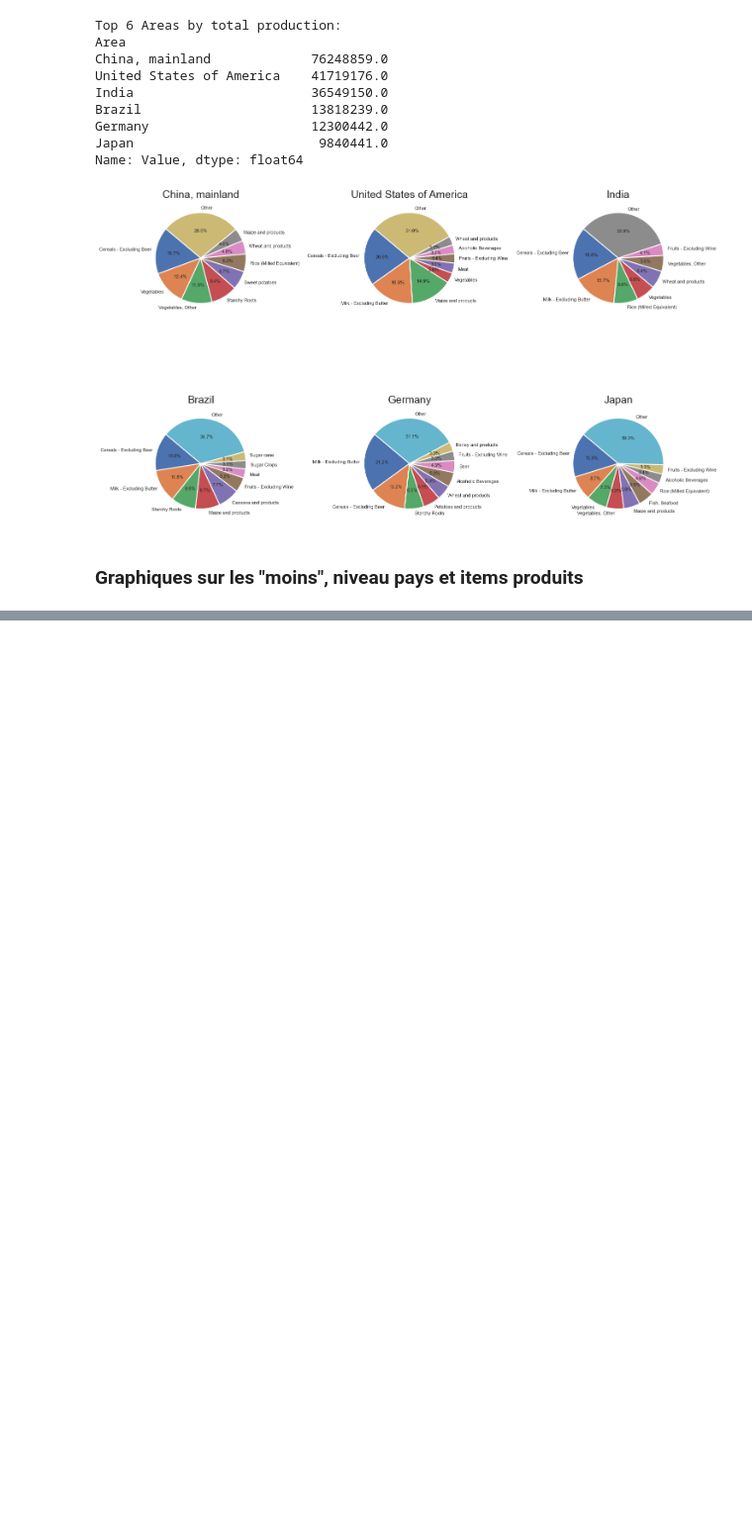
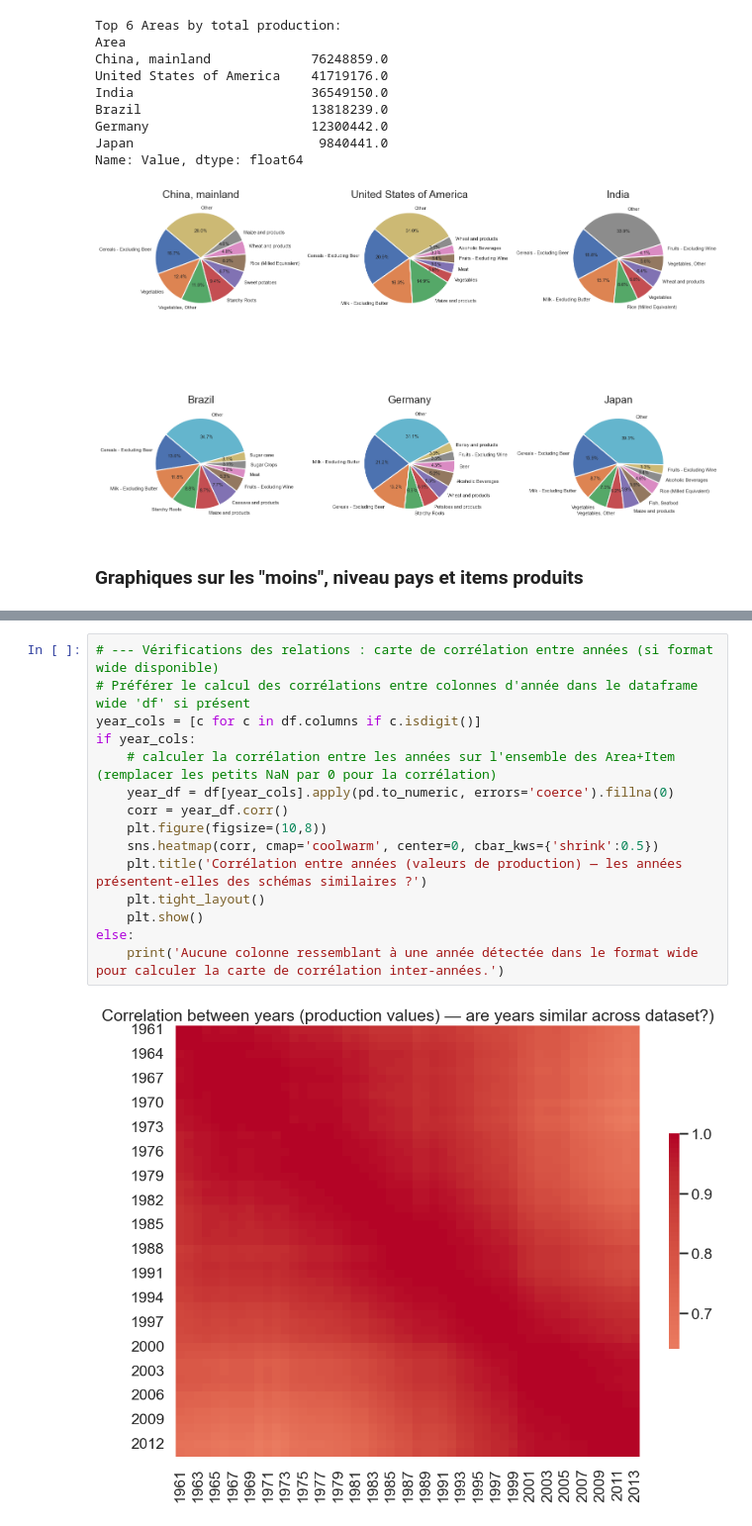
Before and after one commit to axel-achart/dazzle-dash, a Jupyter notebook: analyse_food.ipynb, the cells around one changed output, grey strips where cells are left out. Shown at 99% size. Saved outputs shown, nothing was run; the diff lists cells and outputs as text; blank space fills up the shorter version.

```diff
--- a/analyse_food.ipynb
+++ b/analyse_food.ipynb
@@ -472,0 +564,17 @@ Name: Value, dtype: float64
+# %%
+# --- Vérifications des relations : carte de corrélation entre années (si format wide disponible)
+# Préférer le calcul des corrélations entre colonnes d'année dans le dataframe wide 'df' si présent
+year_cols = [c for c in df.columns if c.isdigit()]
+if year_cols:
+    # calculer la corrélation entre les années sur l'ensemble des Area+Item (remplacer les petits NaN par 0 pour la corrélation)
+    year_df = df[year_cols].apply(pd.to_numeric, errors='coerce').fillna(0)
+    corr = year_df.corr()
+    plt.figure(figsize=(10,8))
+    sns.heatmap(corr, cmap='coolwarm', center=0, cbar_kws={'shrink':0.5})
+    plt.title('Corrélation entre années (valeurs de production) — les années présentent-elles des schémas similaires ?')
+    plt.tight_layout()
+    plt.show()
+else:
+    print('Aucune colonne ressemblant à une année détectée dans le format wide pour calculer la carte de corrélation inter-années.')
+# %% [output]
+[figure, added]
```
Also changed, not shown: parts of 17 cells of this notebook.
